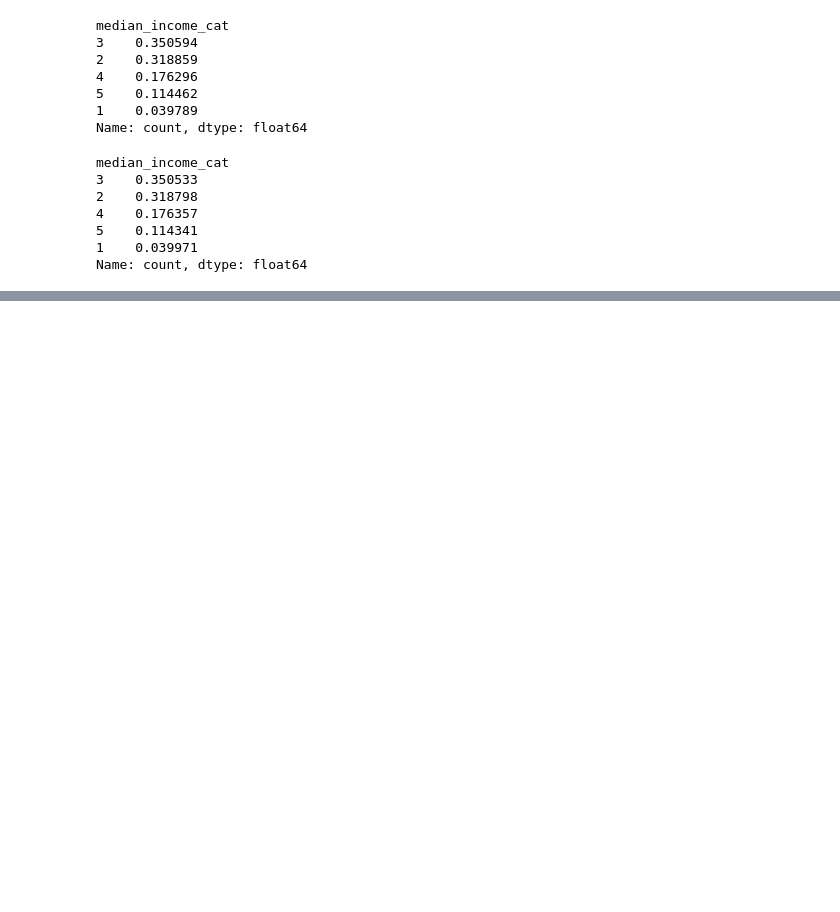
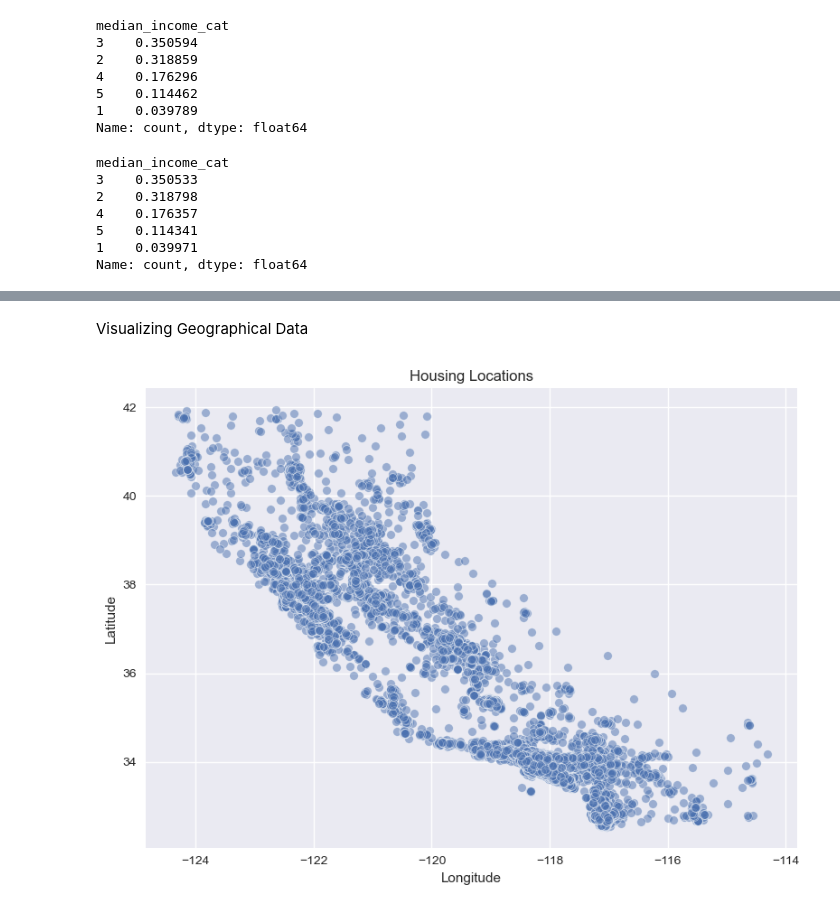
Before and after one commit to nayana-sisil/house_prediction, a Jupyter notebook: EndtoEnd.ipynb, the cells around one changed output, grey strips where cells are left out. Saved outputs shown, nothing was run; the diff lists cells and outputs as text; code cells hidden in the pictures; blank space fills up the shorter version.

```diff
--- a/EndtoEnd.ipynb
+++ b/EndtoEnd.ipynb
@@ -221,0 +248,19 @@ Name: count, dtype: float64
+# %% [markdown]
+Visualizing Geographical Data
+# %%
+plt.figure(figsize=(8, 6))
+
+sns.scatterplot(
+    data=housing,
+    x="longitude",
+    y="latitude",
+    alpha=0.5
+)
+
+plt.title("Housing Locations")
+plt.xlabel("Longitude")
+plt.ylabel("Latitude")
+plt.tight_layout()
+plt.show()
+# %% [output]
+[figure, added]
```
Also changed, not shown: parts of 9 cells of this notebook.
